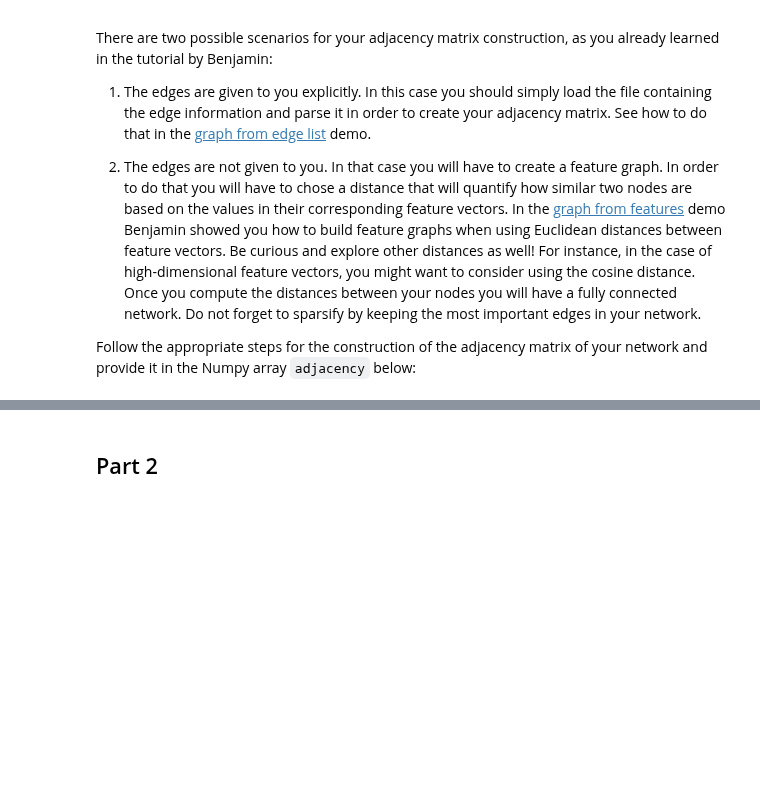
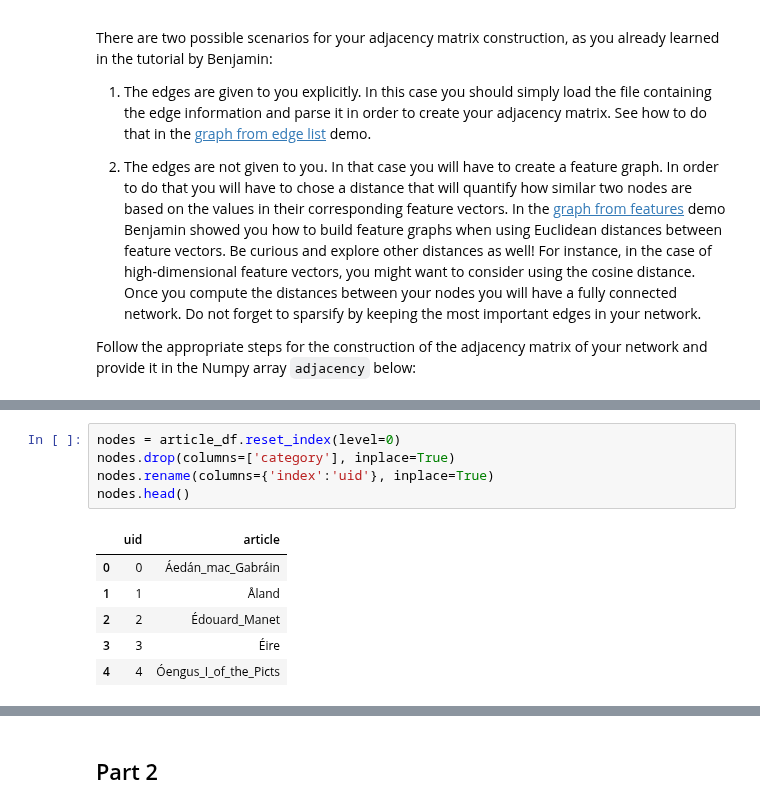
Before and after one commit to isabelaconstantin/wikinet, a Jupyter notebook: milestone1/1_network_properties.ipynb, the cells around one changed output, grey strips where cells are left out. Cells and saved outputs as stored; diff of their text form; blank space fills up the shorter version.

```diff
--- a/milestone1/1_network_properties.ipynb
+++ b/milestone1/1_network_properties.ipynb
@@ -126,0 +129,12 @@ n_nodes = # the number of nodes in the network
+# %%
+nodes = article_df.reset_index(level=0)
+nodes.drop(columns=['category'], inplace=True)
+nodes.rename(columns={'index':'uid'}, inplace=True)
+nodes.head()
+# %% [output]
+|  | uid | article |
+| 0 | 0 | Áedán_mac_Gabráin |
+| 1 | 1 | Åland |
+| 2 | 2 | Édouard_Manet |
+| 3 | 3 | Éire |
+| 4 | 4 | Óengus_I_of_the_Picts |
```
Also changed, not shown: parts of 8 cells of this notebook.
